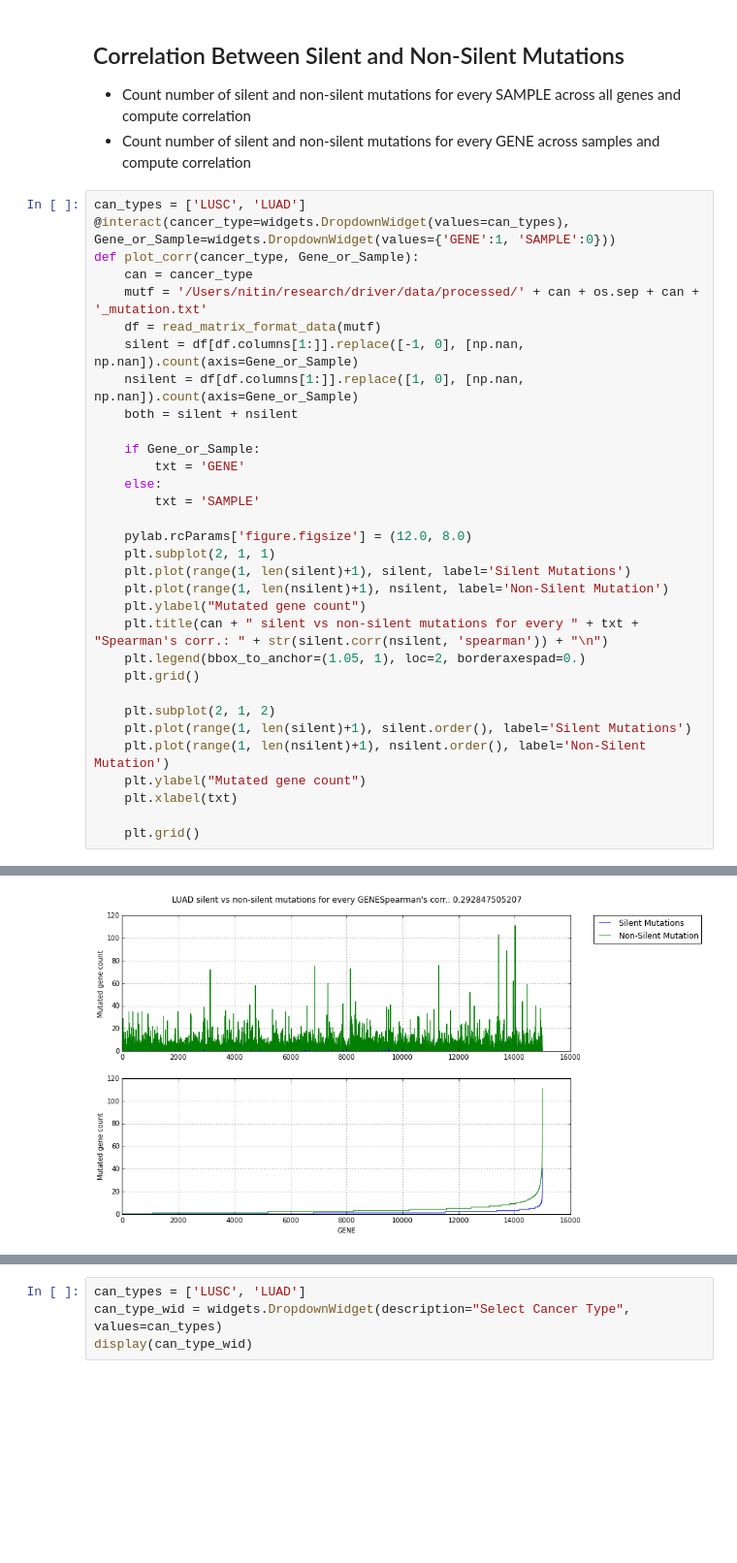
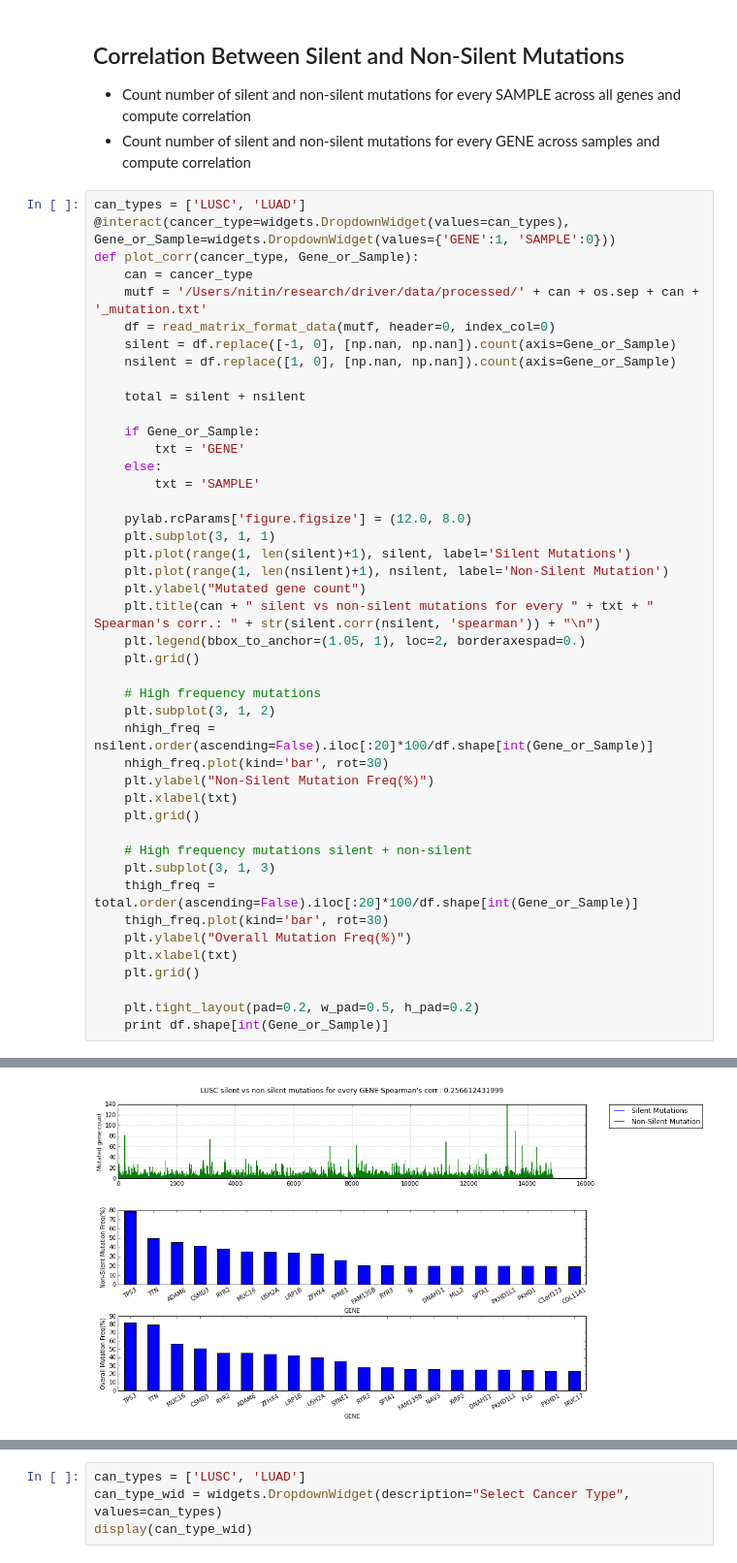
Before and after one commit to nitinksingh/driver, a Jupyter notebook: mutation.ipynb, the cells around one changed output, grey strips where cells are left out. Shown at 97% size. Cells and saved outputs as stored; diff of their text form; blank space fills up the shorter version.

```diff
--- a/mutation.ipynb
+++ b/mutation.ipynb
@@ -26,10 +26,11 @@ can_types = ['LUSC', 'LUAD']
 def plot_corr(cancer_type, Gene_or_Sample):
     can = cancer_type
     mutf = '/Users/nitin/research/driver/data/processed/' + can + os.sep + can + '_mutation.txt'
-    df = read_matrix_format_data(mutf)
-    silent = df[df.columns[1:]].replace([-1, 0], [np.nan, np.nan]).count(axis=Gene_or_Sample)
-    nsilent = df[df.columns[1:]].replace([1, 0], [np.nan, np.nan]).count(axis=Gene_or_Sample)
-    both = silent + nsilent
+    df = read_matrix_format_data(mutf, header=0, index_col=0)
+    silent = df.replace([-1, 0], [np.nan, np.nan]).count(axis=Gene_or_Sample)
+    nsilent = df.replace([1, 0], [np.nan, np.nan]).count(axis=Gene_or_Sample)
+
+    total = silent + nsilent
 
     if Gene_or_Sample:
         txt = 'GENE'
@@ -37,19 +38,30 @@ def plot_corr(cancer_type, Gene_or_Sample):
         txt = 'SAMPLE'
 
     pylab.rcParams['figure.figsize'] = (12.0, 8.0)
-    plt.subplot(2, 1, 1)
+    plt.subplot(3, 1, 1)
     plt.plot(range(1, len(silent)+1), silent, label='Silent Mutations')
     plt.plot(range(1, len(nsilent)+1), nsilent, label='Non-Silent Mutation')
     plt.ylabel("Mutated gene count")
-    plt.title(can + " silent vs non-silent mutations for every " + txt + "Spearman's corr.: " + str(silent.corr(nsilent, 'spearman')) + "\n")
+    plt.title(can + " silent vs non-silent mutations for every " + txt + " Spearman's corr.: " + str(silent.corr(nsilent, 'spearman')) + "\n")
     plt.legend(bbox_to_anchor=(1.05, 1), loc=2, borderaxespad=0.)
     plt.grid()
 
-    plt.subplot(2, 1, 2)
-    plt.plot(range(1, len(silent)+1), silent.order(), label='Silent Mutations')
-    plt.plot(range(1, len(nsilent)+1), nsilent.order(), label='Non-Silent Mutation')
-    plt.ylabel("Mutated gene count")
+    # High frequency mutations
+    plt.subplot(3, 1, 2)
+    nhigh_freq = nsilent.order(ascending=False).iloc[:20]*100/df.shape[int(Gene_or_Sample)]
+    nhigh_freq.plot(kind='bar', rot=30)
+    plt.ylabel("Non-Silent Mutation Freq(%)")
     plt.xlabel(txt)
+    plt.grid()
 
+    # High frequency mutations silent + non-silent
+    plt.subplot(3, 1, 3)
+    thigh_freq = total.order(ascending=False).iloc[:20]*100/df.shape[int(Gene_or_Sample)]
+    thigh_freq.plot(kind='bar', rot=30)
+    plt.ylabel("Overall Mutation Freq(%)")
+    plt.xlabel(txt)
     plt.grid()
+
+    plt.tight_layout(pad=0.2, w_pad=0.5, h_pad=0.2)
+    print df.shape[int(Gene_or_Sample)]
 # %% [output]
@@ -57,3 +69,3 @@ def plot_corr(cancer_type, Gene_or_Sample):
-[figure, old version]
+[figure, new version]
 # %% [markdown]
 ### Observations
```
Also changed, not shown: parts of 2 cells of this notebook, 2 other files.
